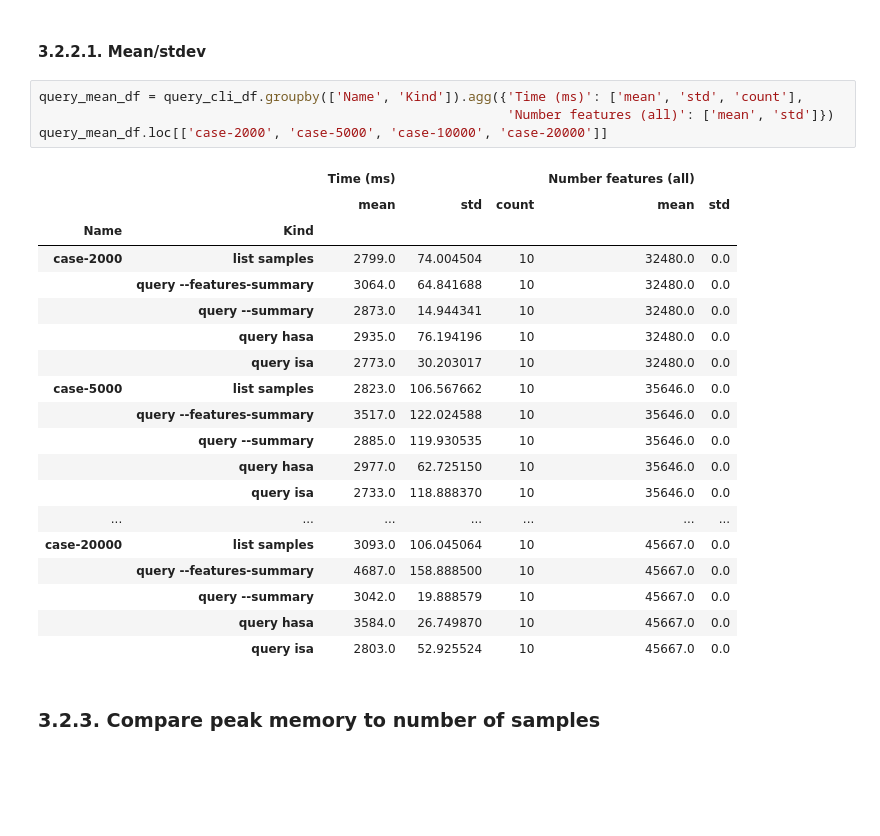
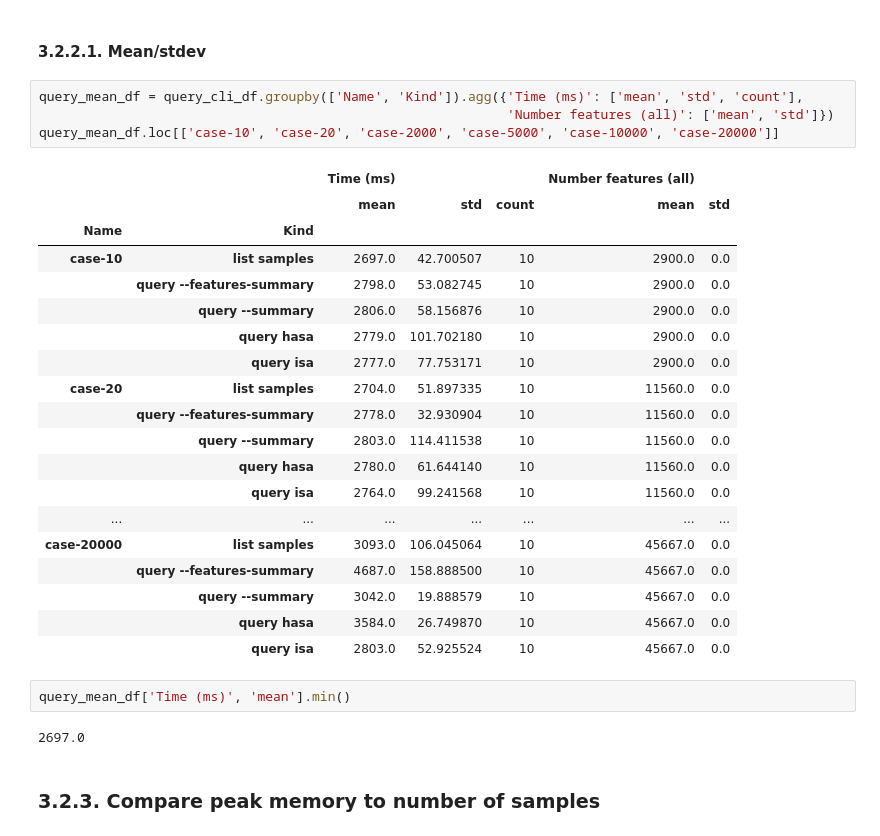
Before and after one commit to apetkau/genomics-data-index-evaluation-manuscript, a Jupyter notebook: evaluations/sars-cov-2/5-compare-results.ipynb, the cells around one changed output. Drawn from its saved outputs; the diff is of its cells as text; blank space fills up the shorter version.

```diff
--- a/evaluations/sars-cov-2/5-compare-results.ipynb
+++ b/evaluations/sars-cov-2/5-compare-results.ipynb
@@ -620,27 +615,31 @@ with sns.plotting_context("notebook", font_scale=1.3):
 # %%
 query_mean_df = query_cli_df.groupby(['Name', 'Kind']).agg({'Time (ms)': ['mean', 'std', 'count'],
                                                             'Number features (all)': ['mean', 'std']})
-query_mean_df.loc[['case-2000', 'case-5000', 'case-10000', 'case-20000']]
+query_mean_df.loc[['case-10', 'case-20', 'case-2000', 'case-5000', 'case-10000', 'case-20000']]
 # %% [output]
 |  |  | Time (ms) |  |  | Number features (all) |  |
 |  |  | mean | std | count | mean | std |
 | Name | Kind |  |  |  |  |  |
-| case-2000 | list samples | 2799.0 | 74.004504 | 10 | 32480.0 | 0.0 |
-|  | query --features-summary | 3064.0 | 64.841688 | 10 | 32480.0 | 0.0 |
-|  | query --summary | 2873.0 | 14.944341 | 10 | 32480.0 | 0.0 |
-|  | query hasa | 2935.0 | 76.194196 | 10 | 32480.0 | 0.0 |
-|  | query isa | 2773.0 | 30.203017 | 10 | 32480.0 | 0.0 |
-| case-5000 | list samples | 2823.0 | 106.567662 | 10 | 35646.0 | 0.0 |
-|  | query --features-summary | 3517.0 | 122.024588 | 10 | 35646.0 | 0.0 |
-|  | query --summary | 2885.0 | 119.930535 | 10 | 35646.0 | 0.0 |
-|  | query hasa | 2977.0 | 62.725150 | 10 | 35646.0 | 0.0 |
-|  | query isa | 2733.0 | 118.888370 | 10 | 35646.0 | 0.0 |
+| case-10 | list samples | 2697.0 | 42.700507 | 10 | 2900.0 | 0.0 |
+|  | query --features-summary | 2798.0 | 53.082745 | 10 | 2900.0 | 0.0 |
+|  | query --summary | 2806.0 | 58.156876 | 10 | 2900.0 | 0.0 |
+|  | query hasa | 2779.0 | 101.702180 | 10 | 2900.0 | 0.0 |
+|  | query isa | 2777.0 | 77.753171 | 10 | 2900.0 | 0.0 |
+| case-20 | list samples | 2704.0 | 51.897335 | 10 | 11560.0 | 0.0 |
+|  | query --features-summary | 2778.0 | 32.930904 | 10 | 11560.0 | 0.0 |
+|  | query --summary | 2803.0 | 114.411538 | 10 | 11560.0 | 0.0 |
+|  | query hasa | 2780.0 | 61.644140 | 10 | 11560.0 | 0.0 |
+|  | query isa | 2764.0 | 99.241568 | 10 | 11560.0 | 0.0 |
 | ... | ... | ... | ... | ... | ... | ... |
 | case-20000 | list samples | 3093.0 | 106.045064 | 10 | 45667.0 | 0.0 |
 |  | query --features-summary | 4687.0 | 158.888500 | 10 | 45667.0 | 0.0 |
 |  | query --summary | 3042.0 | 19.888579 | 10 | 45667.0 | 0.0 |
 |  | query hasa | 3584.0 | 26.749870 | 10 | 45667.0 | 0.0 |
 |  | query isa | 2803.0 | 52.925524 | 10 | 45667.0 | 0.0 |
+# %%
+query_mean_df['Time (ms)', 'mean'].min()
+# %% [output]
+2697.0
 # %% [markdown]
 ### 3.2.3. Compare peak memory to number of samples
 # %%
```
Also changed, not shown: parts of 2 cells of this notebook.
